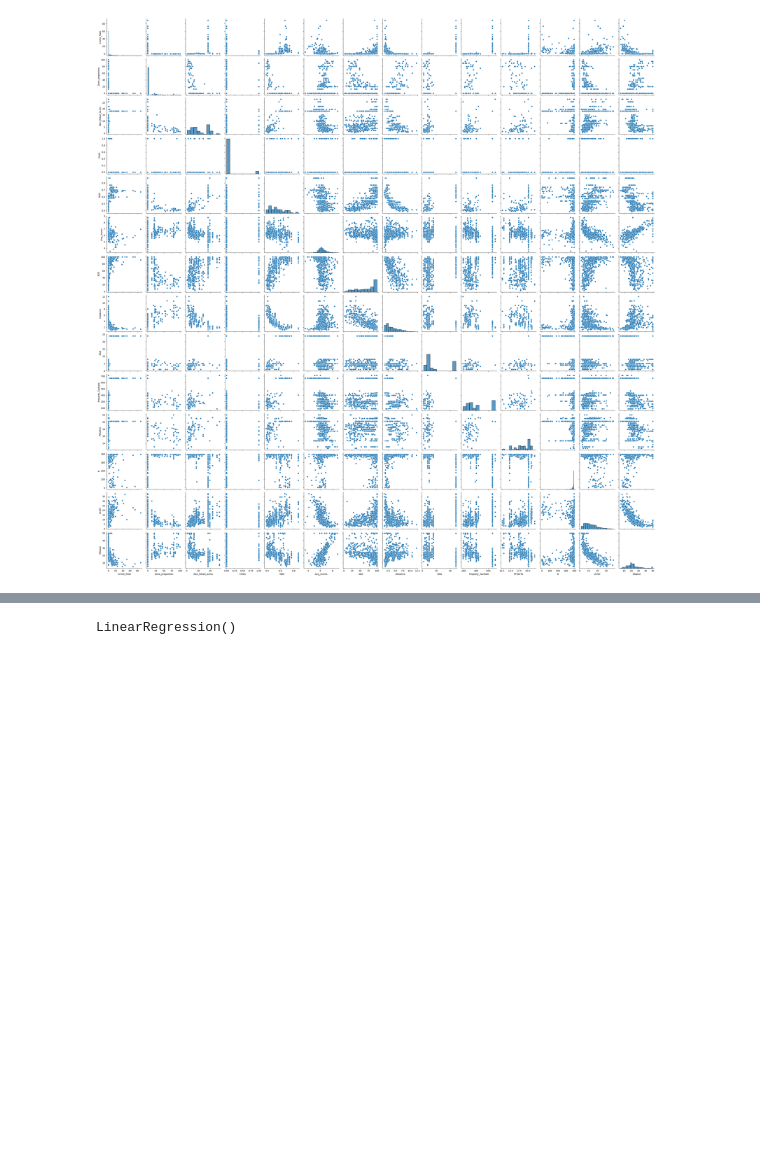
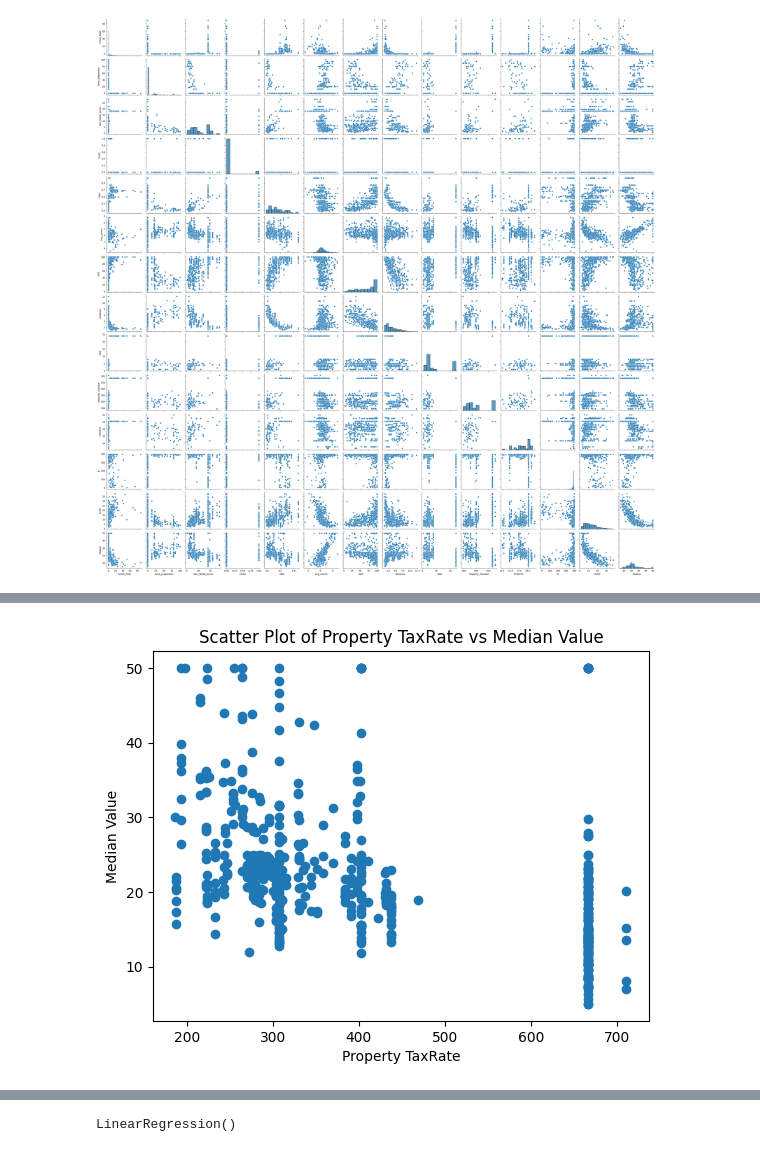
Before and after one commit to swastikbanerjee/AML_Lab, a Jupyter notebook: Lab2.ipynb, the cells around one changed output, grey strips where cells are left out. Saved outputs shown, nothing was run; the diff lists cells and outputs as text; code cells hidden in the pictures; blank space fills up the shorter version.

```diff
--- a/Lab2.ipynb
+++ b/Lab2.ipynb
@@ -53,0 +125,8 @@ plt.show()
+# %%
+plt.scatter(data["Property_TaxRate"],data['MValue'])
+plt.xlabel("Property TaxRate")
+plt.ylabel("Median Value")
+plt.title("Scatter Plot of Property TaxRate vs Median Value")
+plt.show()
+# %% [output]
+[figure, added]
```
Also changed, not shown: parts of 46 cells of this notebook.
